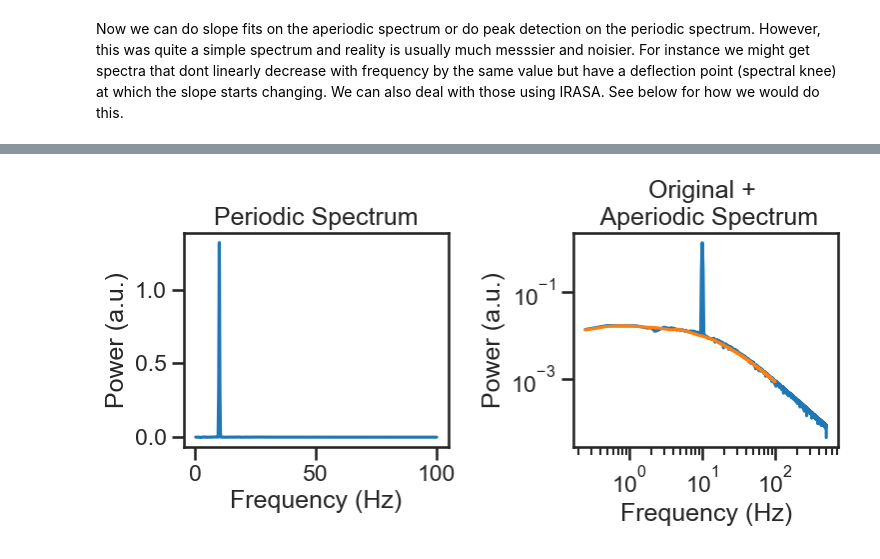
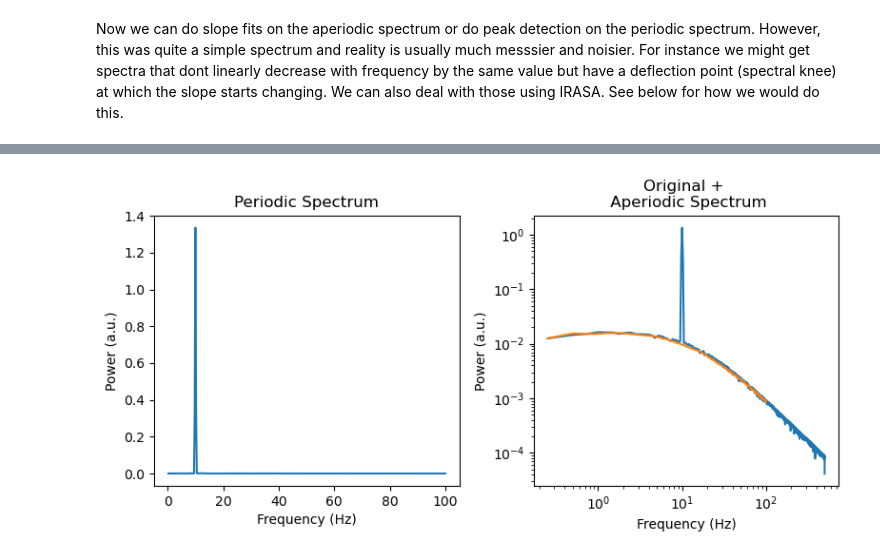
Before and after one commit to schmidtfa/pyrasa, a Jupyter notebook: doc/source/examples/basic_functionality.ipynb, the cells around one changed output, grey strips where cells are left out. Saved outputs shown, nothing was run; the diff lists cells and outputs as text; code cells hidden in the pictures.

```diff
--- a/doc/source/examples/basic_functionality.ipynb
+++ b/doc/source/examples/basic_functionality.ipynb
@@ -231,26 +231,22 @@ irasa_out = irasa(sig,
                             },
                     hset_info=(1, 2.5, 0.05))
 # %%
-import seaborn as sns
-sns.set_style('ticks')
-sns.set_context('talk')
 f, axes = plt.subplots(ncols=2, figsize=(8, 4))
 axes[0].plot(irasa_out.freqs, irasa_out.periodic[0,:])
 axes[0].set_ylabel('Power (a.u.)')
 axes[0].set_xlabel('Frequency (Hz)')
 axes[0].set_title('Periodic Spectrum')
 
 
 axes[1].loglog(freq[1:], psd[1:], label='psd')
 axes[1].loglog(irasa_out.freqs, irasa_out.aperiodic[0,:])
 axes[1].set_ylabel('Power (a.u.)')
 axes[1].set_xlabel('Frequency (Hz)')
 axes[1].set_title('Original + \n Aperiodic Spectrum')
 
 f.tight_layout()
-f.savefig('../simulations/example_knee.png')
 # %% [output]
-[figure, old version]
+[figure, new version]
 # %%
 # %% get periodic stuff
 irasa_out.get_peaks()
```
Also changed, not shown: parts of 16 cells of this notebook, 57 other files.
